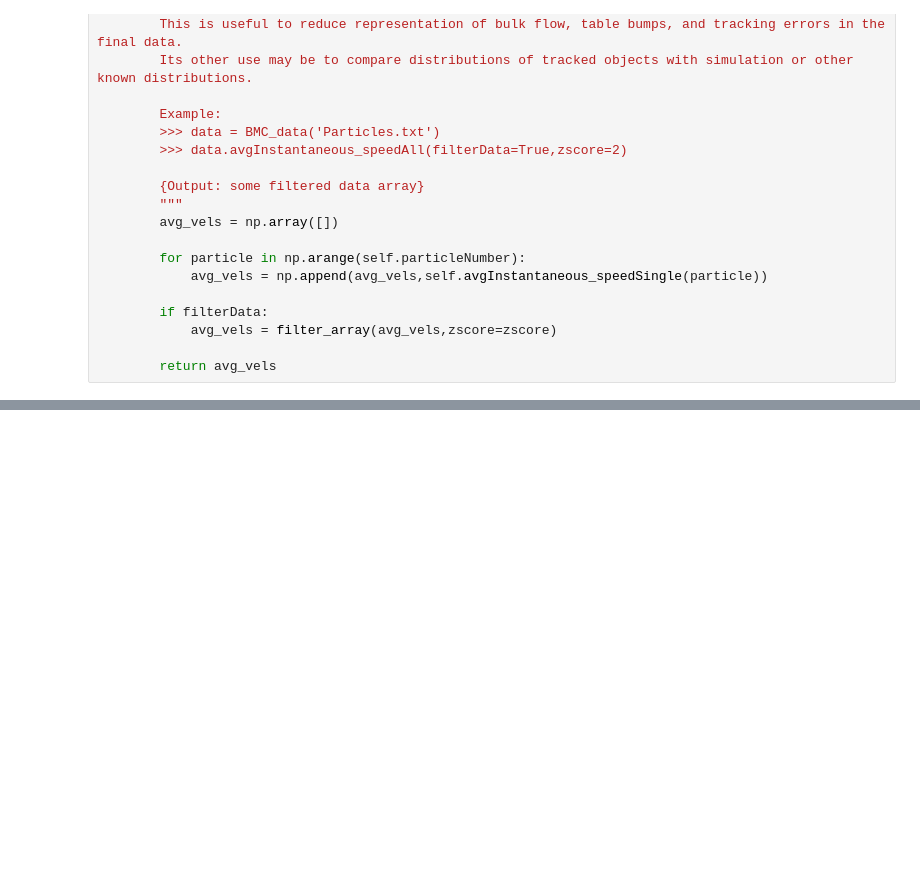
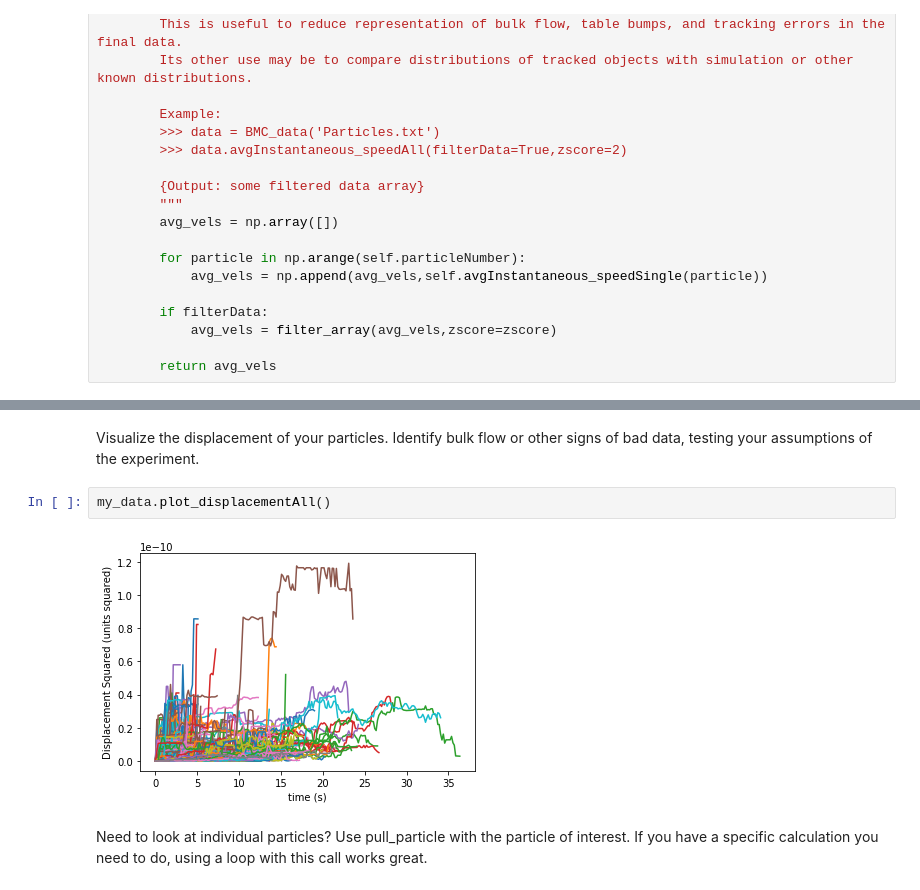
Before and after one commit to Mlawrence95/111B-Segre-Work, a Jupyter notebook: Brownian Motion in Cells/BMC Analysis.ipynb, the cells around one changed output, grey strips where cells are left out. Saved outputs shown, nothing was run; the diff lists cells and outputs as text; blank space fills up the shorter version.

```diff
--- a/Brownian Motion in Cells/BMC Analysis.ipynb
+++ b/Brownian Motion in Cells/BMC Analysis.ipynb
@@ -445,0 +549,8 @@ class BMC_data():
+# %% [markdown]
+Visualize the displacement of your particles. Identify bulk flow or other signs of bad data, testing your assumptions of the experiment.
+# %%
+my_data.plot_displacementAll()
+# %% [output]
+[figure, added]
+# %% [markdown]
+Need to look at individual particles? Use pull_particle with the particle of interest. If you have a specific calculation you need to do, using a loop with this call works great.
```
Also changed, not shown: parts of 21 cells of this notebook.
